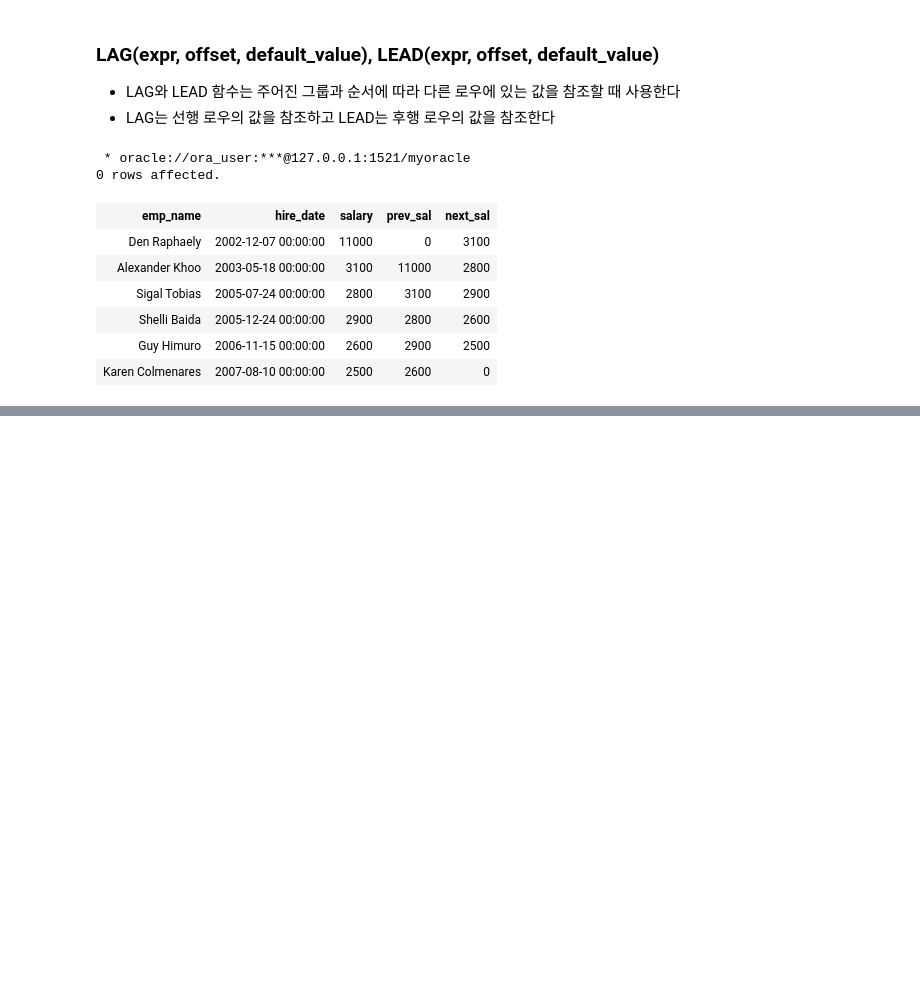
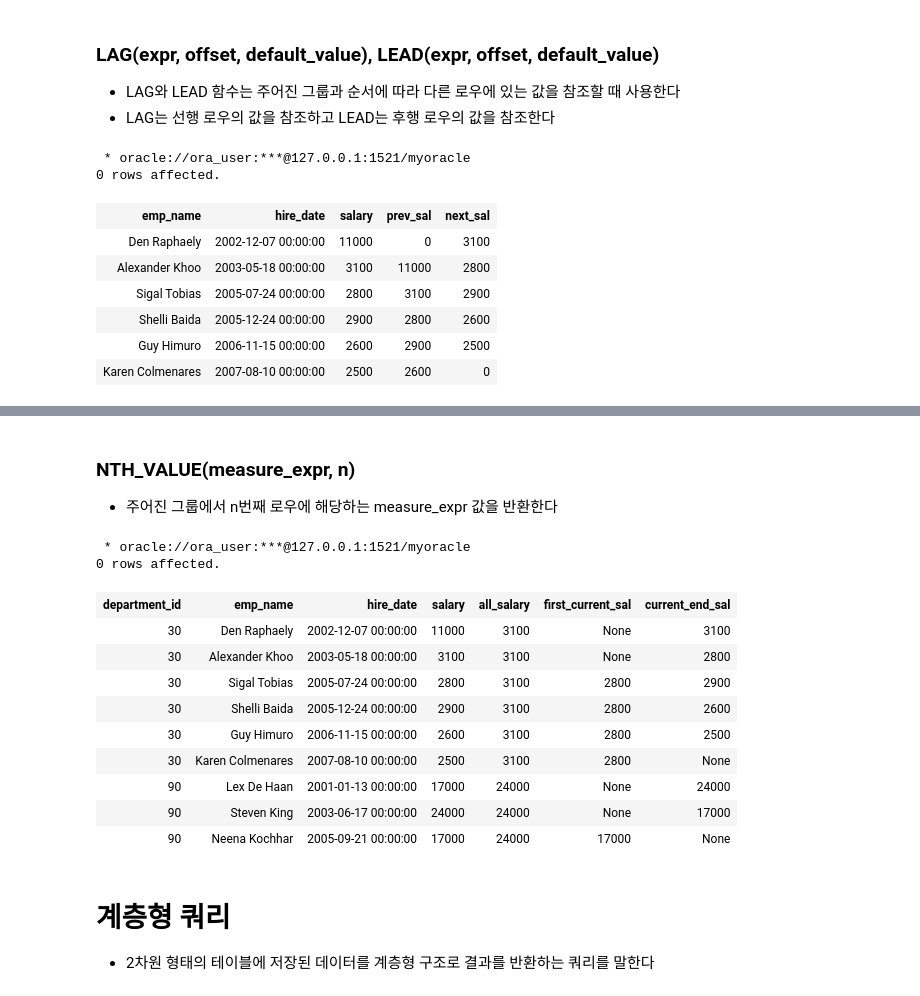
Before and after one commit to SiriN1234/Oracle_lecture, a Jupyter notebook: sql_ch07.ipynb, the cells around one changed output, grey strips where cells are left out. Cells and saved outputs as stored; diff of their text form; code cells hidden in the pictures; blank space fills up the shorter version.

```diff
--- a/sql_ch07.ipynb
+++ b/sql_ch07.ipynb
@@ -197,0 +346,47 @@ WHERE department_id = 30
+# %% [markdown]
+### NTH_VALUE(measure_expr, n)
+
+- 주어진 그룹에서 n번째 로우에 해당하는 measure_expr 값을 반환한다
+# %%
+%%sql
+
+/*
+NTH_VALUE 3개 모두 hire_date를 기준으로 정렬되엇다
+NTH_VALUE1은 파티션의 처음부터 끝까지를 기준으로 2번째 값을 출력
+NTH_VALUE2는 파티션의 처음부터 현재 로우를 기준으로 3번째 값을 출력 (앞 2개는 3번째 값이 없으므로 None으로 나왔다)
+NTH_VALUE3은 현재 로우부터 파티션의 끝을 기준으로 2번째 값을 출력 (끝의 값들은 다음값이 없으므로 None이 나왔다)
+*/
+
+SELECT
+    department_id
+    , emp_name
+    , hire_date
+    , salary
+    , NTH_VALUE(salary, 2) OVER (PARTITION BY department_id ORDER BY hire_date
+                        ROWS BETWEEN UNBOUNDED PRECEDING AND UNBOUNDED FOLLOWING
+                        ) AS all_salary
+    , NTH_VALUE(salary, 3) OVER (PARTITION BY department_id ORDER BY hire_date
+                        ROWS BETWEEN UNBOUNDED PRECEDING AND CURRENT ROW
+                        ) AS first_current_sal
+    , NTH_VALUE(salary, 2) OVER (PARTITION BY department_id ORDER BY hire_date
+                        ROWS BETWEEN CURRENT ROW AND UNBOUNDED FOLLOWING
+                        ) AS current_end_sal
+FROM employees
+WHERE department_id IN (30, 90)
+# %% [output]
+ * oracle://ora_user:***@127.0.0.1:1521/myoracle
+0 rows affected.
+| department_id | emp_name | hire_date | salary | all_salary | first_current_sal | current_end_sal |
+| 30 | Den Raphaely | 2002-12-07 00:00:00 | 11000 | 3100 | None | 3100 |
+| 30 | Alexander Khoo | 2003-05-18 00:00:00 | 3100 | 3100 | None | 2800 |
+| 30 | Sigal Tobias | 2005-07-24 00:00:00 | 2800 | 3100 | 2800 | 2900 |
+| 30 | Shelli Baida | 2005-12-24 00:00:00 | 2900 | 3100 | 2800 | 2600 |
+| 30 | Guy Himuro | 2006-11-15 00:00:00 | 2600 | 3100 | 2800 | 2500 |
+| 30 | Karen Colmenares | 2007-08-10 00:00:00 | 2500 | 3100 | 2800 | None |
+| 90 | Lex De Haan | 2001-01-13 00:00:00 | 17000 | 24000 | None | 24000 |
+| 90 | Steven King | 2003-06-17 00:00:00 | 24000 | 24000 | None | 17000 |
+| 90 | Neena Kochhar | 2005-09-21 00:00:00 | 17000 | 24000 | 17000 | None |
+# %% [markdown]
+# 계층형 쿼리
+
+- 2차원 형태의 테이블에 저장된 데이터를 계층형 구조로 결과를 반환하는 쿼리를 말한다
```
Also changed, not shown: parts of 16 cells of this notebook, 2 other files.
